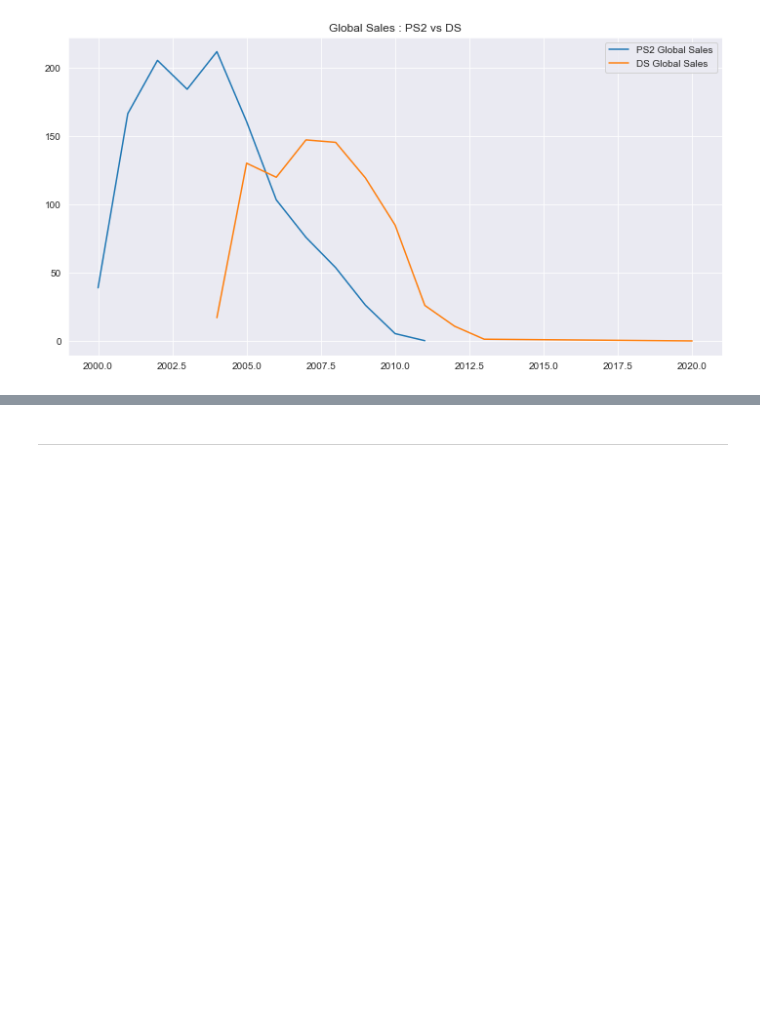
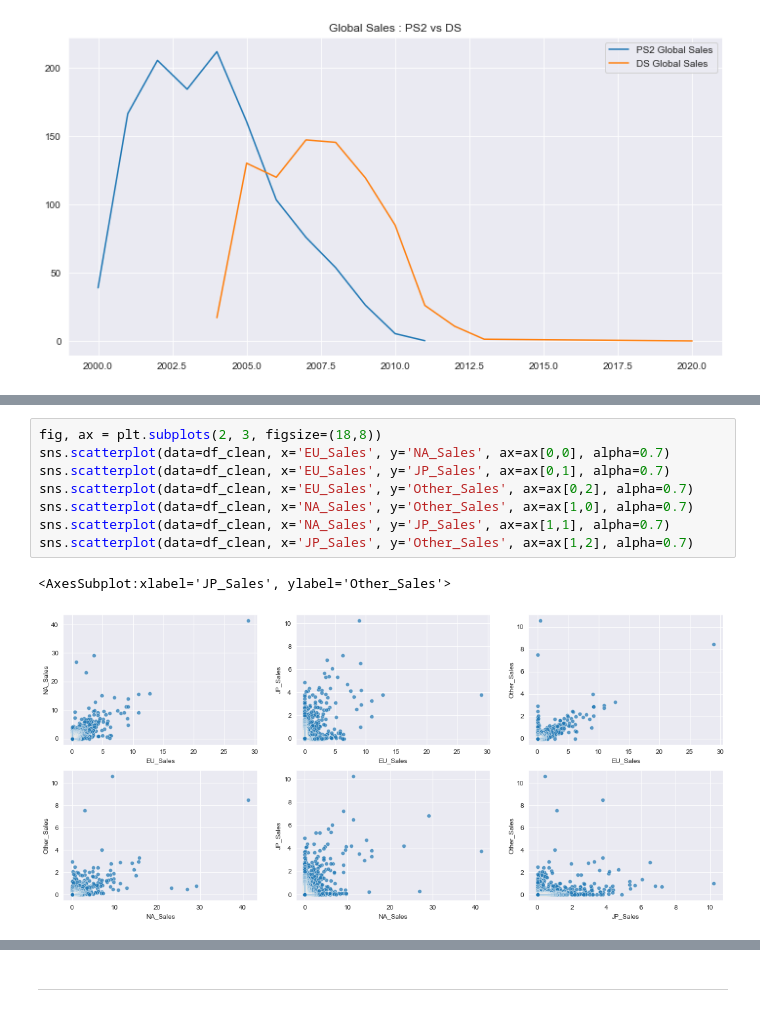
Before and after one commit to daniel-satria/descriptive_precriptive_analysis, a Jupyter notebook: daniel_paques_task.ipynb, the cells around one changed output, grey strips where cells are left out. Cells and saved outputs as stored; diff of their text form; blank space fills up the shorter version.

```diff
--- a/daniel_paques_task.ipynb
+++ b/daniel_paques_task.ipynb
@@ -473,0 +520,11 @@ plt.show()
+# %%
+fig, ax = plt.subplots(2, 3, figsize=(18,8))
+sns.scatterplot(data=df_clean, x='EU_Sales', y='NA_Sales', ax=ax[0,0], alpha=0.7)
+sns.scatterplot(data=df_clean, x='EU_Sales', y='JP_Sales', ax=ax[0,1], alpha=0.7)
+sns.scatterplot(data=df_clean, x='EU_Sales', y='Other_Sales', ax=ax[0,2], alpha=0.7)
+sns.scatterplot(data=df_clean, x='NA_Sales', y='Other_Sales', ax=ax[1,0], alpha=0.7)
+sns.scatterplot(data=df_clean, x='NA_Sales', y='JP_Sales', ax=ax[1,1], alpha=0.7)
+sns.scatterplot(data=df_clean, x='JP_Sales', y='Other_Sales', ax=ax[1,2], alpha=0.7)
+# %% [output]
+<AxesSubplot:xlabel='JP_Sales', ylabel='Other_Sales'>
+[figure, added]
```
Also changed, not shown: parts of 15 cells of this notebook.
